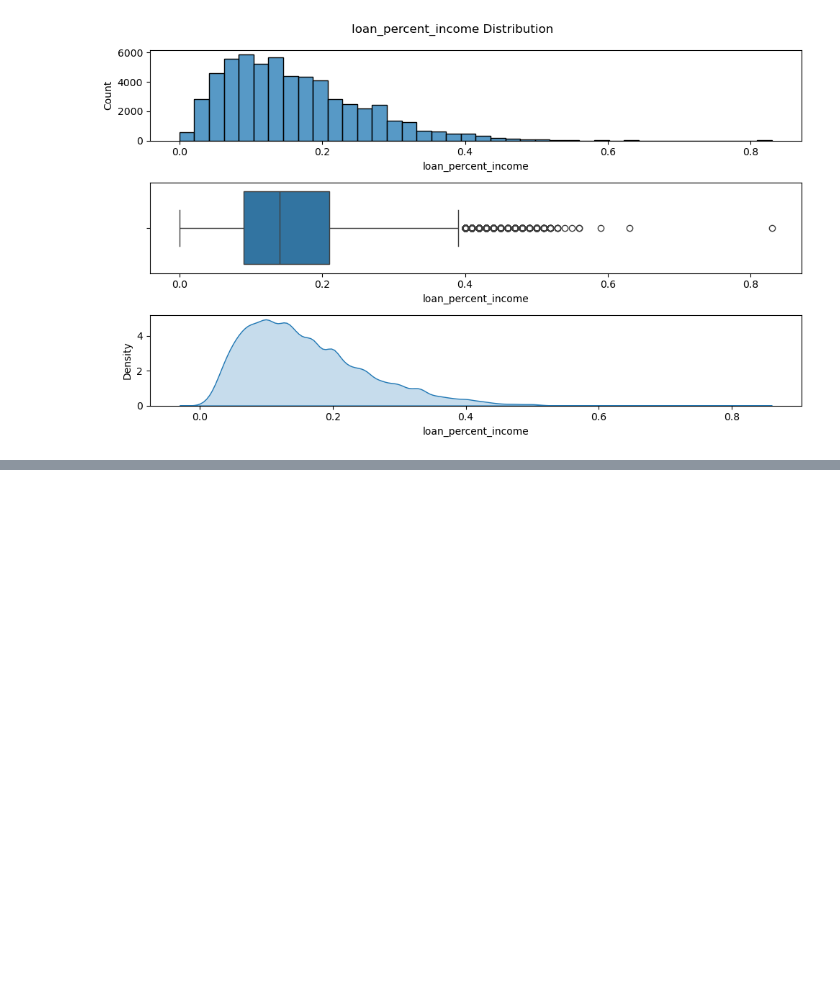
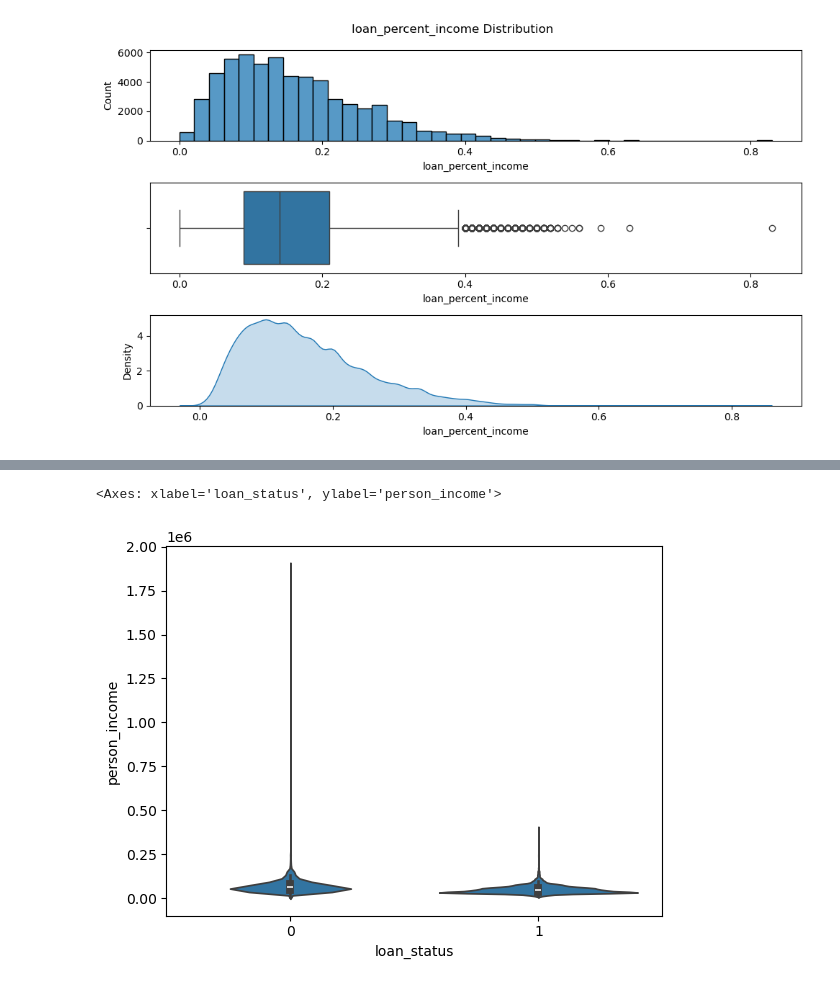
Before and after one commit to abdulvajid1/Loan-Approval-Prediction-, a Jupyter notebook: Loan Approval Prediction.ipynb, the cells around one changed output, grey strips where cells are left out. Saved outputs shown, nothing was run; the diff lists cells and outputs as text; code cells hidden in the pictures; blank space fills up the shorter version.

```diff
--- a/Loan Approval Prediction.ipynb
+++ b/Loan Approval Prediction.ipynb
@@ -183,0 +181,6 @@ df
+# %%
+# Same for person income
+sns.violinplot(y=df['person_income'],x=df['loan_status'])
+# %% [output]
+<Axes: xlabel='loan_status', ylabel='person_income'>
+[figure, added]
```
Also changed, not shown: parts of 16 cells of this notebook.
